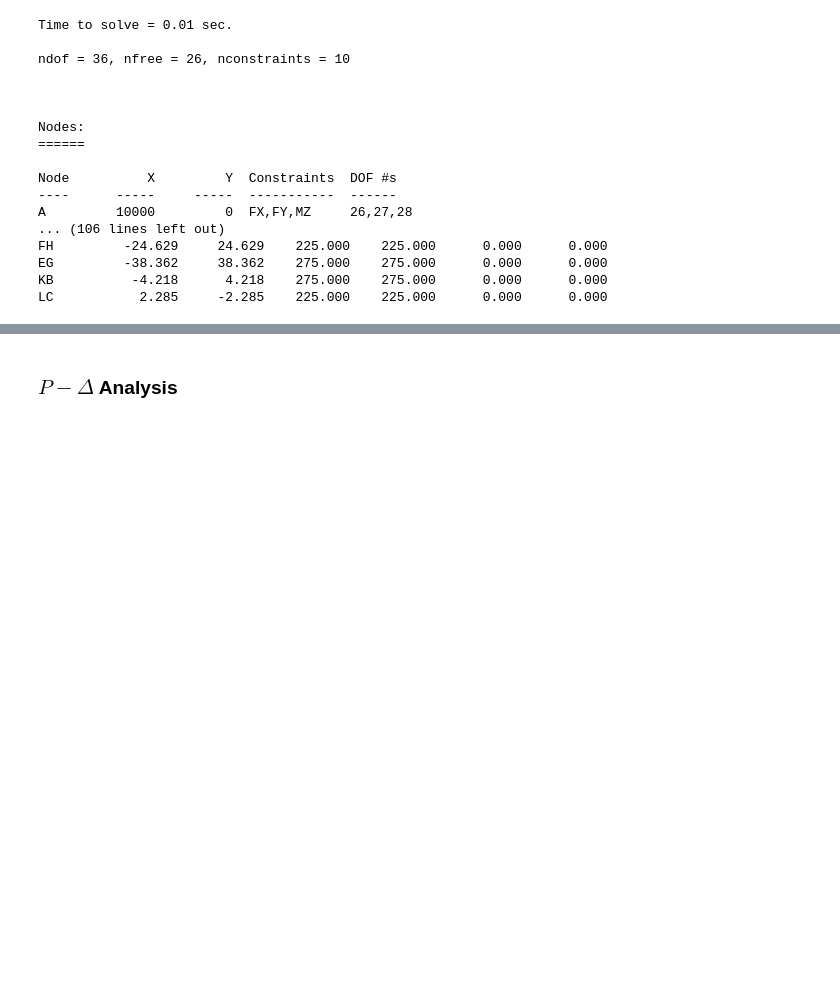
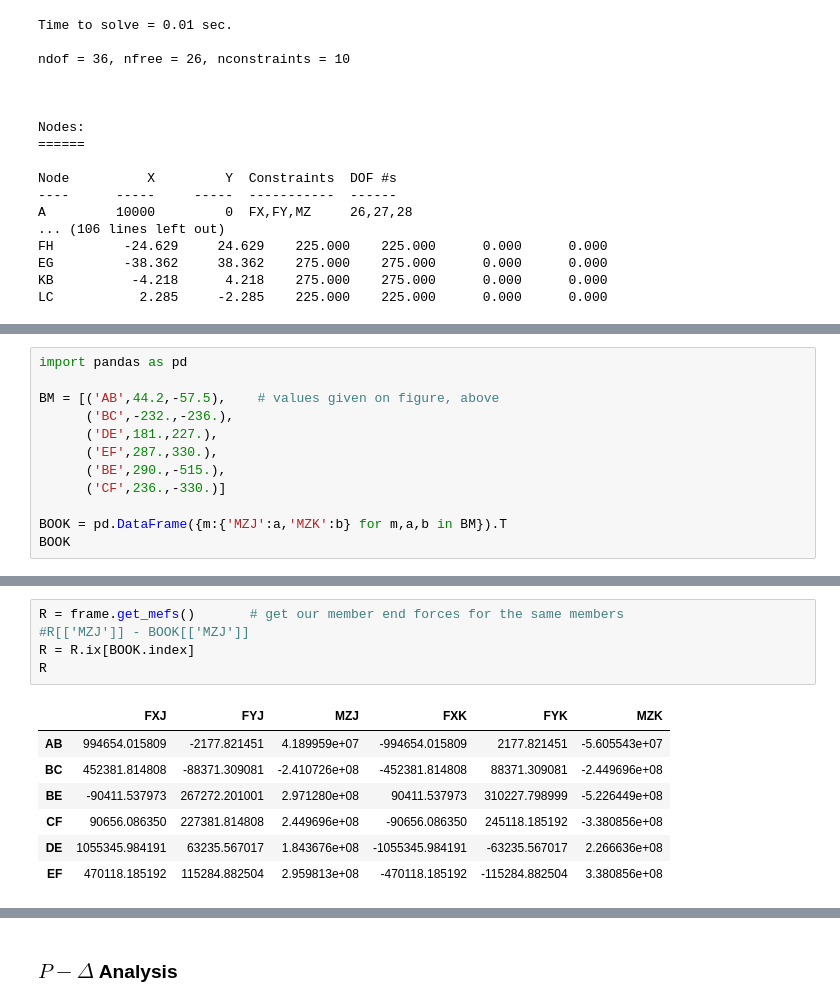
Before and after one commit to nholtz/structural-analysis, a Jupyter notebook: matrix-methods/frame2d/example-KG82.ipynb, the cells around one changed output, grey strips where cells are left out. Drawn from its saved outputs; the diff is of its cells as text; blank space fills up the shorter version.

```diff
--- a/matrix-methods/frame2d/example-KG82.ipynb
+++ b/matrix-methods/frame2d/example-KG82.ipynb
@@ -38,0 +46,12 @@ The above are the results of a first-order analysis and should be compared with
+# %%
+import pandas as pd
+
+BM = [('AB',44.2,-57.5),    # values given on figure, above
+      ('BC',-232.,-236.),
+      ('DE',181.,227.),
+      ('EF',287.,330.),
+      ('BE',290.,-515.),
+      ('CF',236.,-330.)]
+
+BOOK = pd.DataFrame({m:{'MZJ':a,'MZK':b} for m,a,b in BM}).T
+BOOK
@@ -38,0 +66,13 @@ The above are the results of a first-order analysis and should be compared with
+# %%
+R = frame.get_mefs()       # get our member end forces for the same members
+#R[['MZJ']] - BOOK[['MZJ']]
+R = R.ix[BOOK.index]
+R
+# %% [output]
+|  | FXJ | FYJ | MZJ | FXK | FYK | MZK |
+| AB | 994654.015809 | -2177.821451 | 4.189959e+07 | -994654.015809 | 2177.821451 | -5.605543e+07 |
+| BC | 452381.814808 | -88371.309081 | -2.410726e+08 | -452381.814808 | 88371.309081 | -2.449696e+08 |
+| BE | -90411.537973 | 267272.201001 | 2.971280e+08 | 90411.537973 | 310227.798999 | -5.226449e+08 |
+| CF | 90656.086350 | 227381.814808 | 2.449696e+08 | -90656.086350 | 245118.185192 | -3.380856e+08 |
+| DE | 1055345.984191 | 63235.567017 | 1.843676e+08 | -1055345.984191 | -63235.567017 | 2.266636e+08 |
+| EF | 470118.185192 | 115284.882504 | 2.959813e+08 | -470118.185192 | -115284.882504 | 3.380856e+08 |
```
Also changed, not shown: parts of 15 cells of this notebook, 3 other files.
